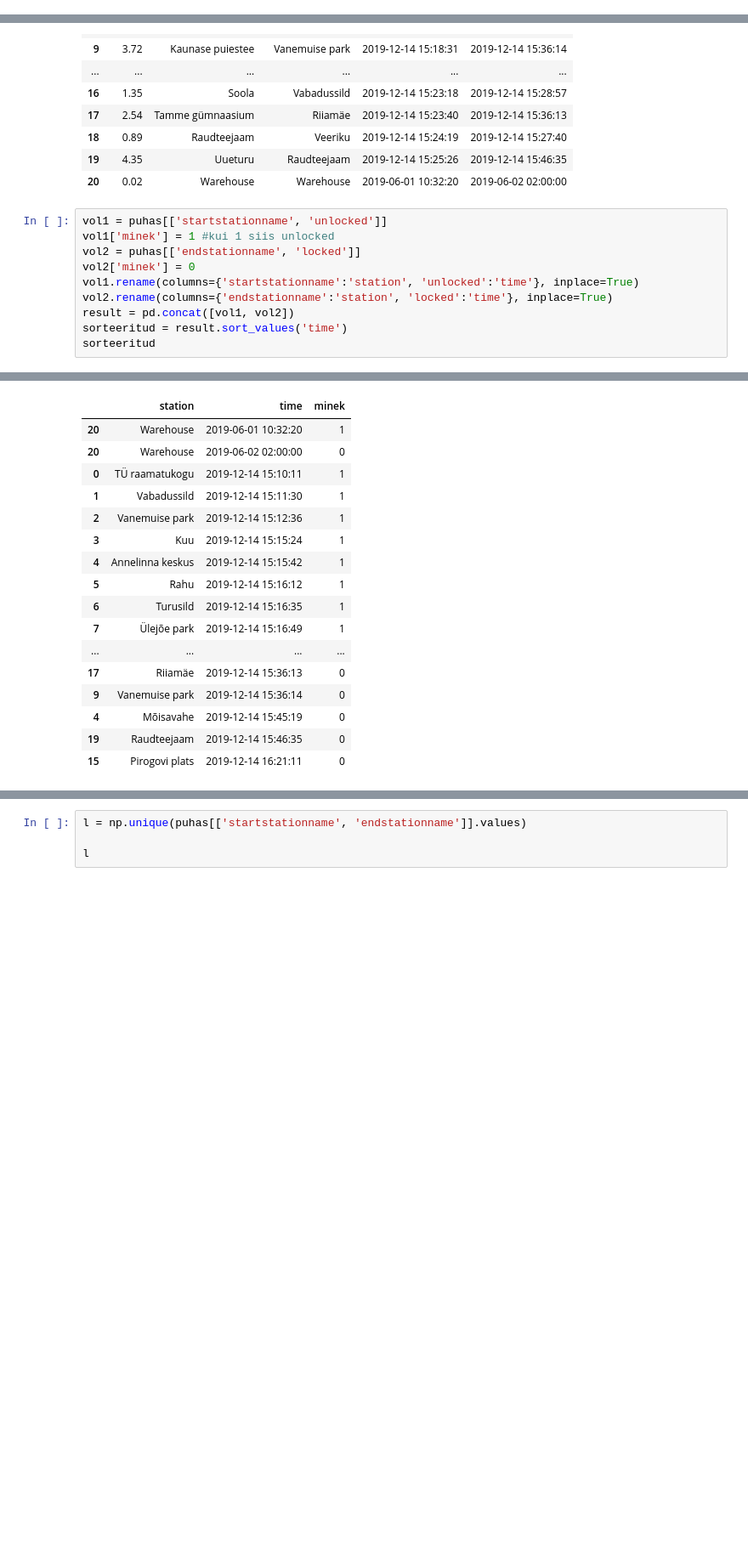
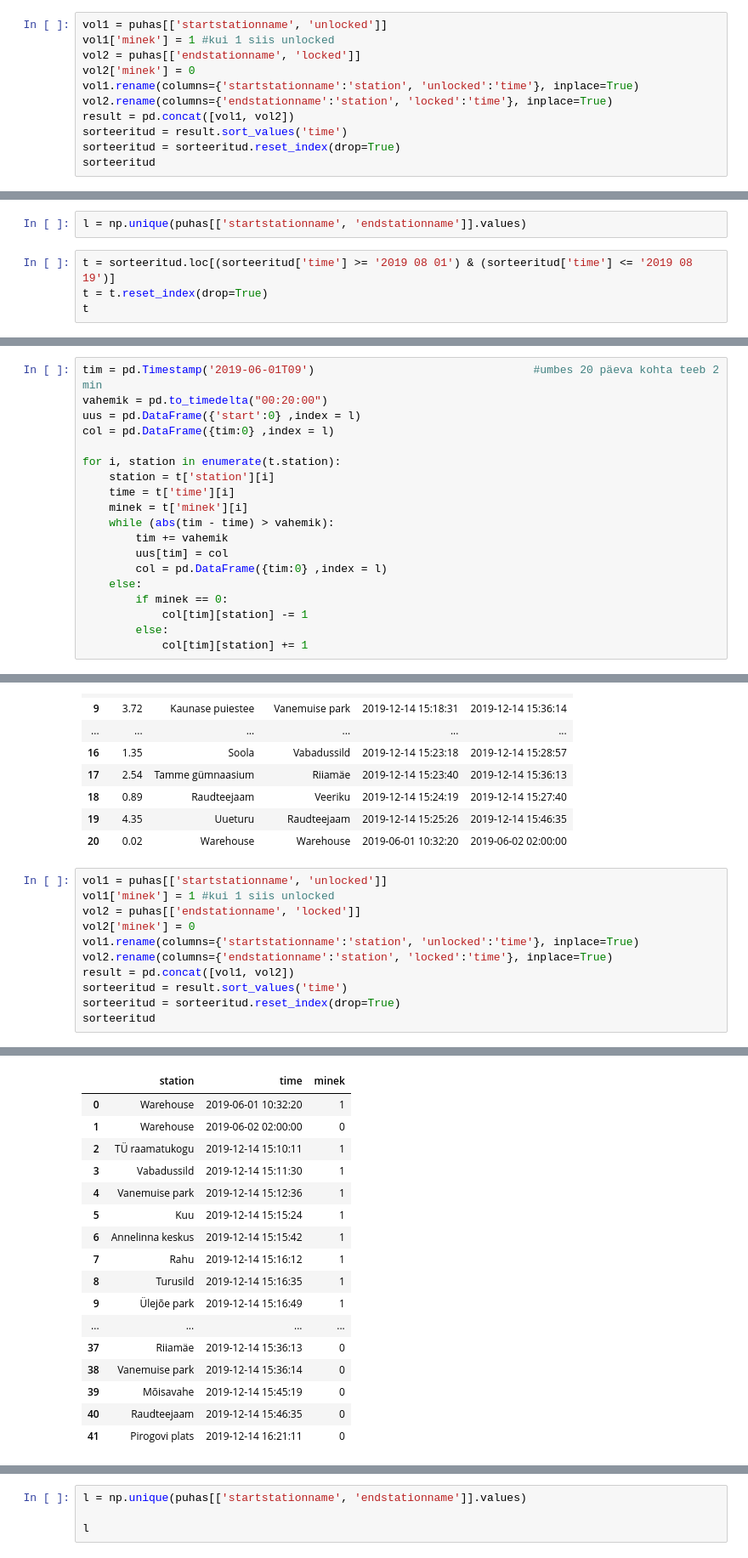
Before and after one commit to 3linameier/IDS2020, a Jupyter notebook: Untitled1.ipynb, the cells around one changed output, grey strips where cells are left out. Shown: that part at 85% size. Drawn from its saved outputs; the diff is of its cells as text; blank space fills up the shorter version.

```diff
--- a/Untitled1.ipynb
+++ b/Untitled1.ipynb
@@ -25,0 +30,11 @@ data1['lockedattime'] = pd.to_datetime(data1['lockedattime'], format='%H:%M:%S')
+# %%
+vol1 = puhas[['startstationname', 'unlocked']]
+vol1['minek'] = 1 #kui 1 siis unlocked
+vol2 = puhas[['endstationname', 'locked']]
+vol2['minek'] = 0
+vol1.rename(columns={'startstationname':'station', 'unlocked':'time'}, inplace=True)
+vol2.rename(columns={'endstationname':'station', 'locked':'time'}, inplace=True)
+result = pd.concat([vol1, vol2])
+sorteeritud = result.sort_values('time')
+sorteeritud = sorteeritud.reset_index(drop=True)
+sorteeritud
@@ -25,0 +69,6 @@ data1['lockedattime'] = pd.to_datetime(data1['lockedattime'], format='%H:%M:%S')
+# %%
+l = np.unique(puhas[['startstationname', 'endstationname']].values)
+# %%
+t = sorteeritud.loc[(sorteeritud['time'] >= '2019 08 01') & (sorteeritud['time'] <= '2019 08 19')]
+t = t.reset_index(drop=True)
+t
@@ -26 +89,20 @@ data1['lockedattime'] = pd.to_datetime(data1['lockedattime'], format='%H:%M:%S')
+# %%
+tim = pd.Timestamp('2019-06-01T09')                                 #umbes 20 päeva kohta teeb 2 min
+vahemik = pd.to_timedelta("00:20:00")
+uus = pd.DataFrame({'start':0} ,index = l)
+col = pd.DataFrame({tim:0} ,index = l)
+
+for i, station in enumerate(t.station):
+    station = t['station'][i]
+    time = t['time'][i]
+    minek = t['minek'][i]
+    while (abs(tim - time) > vahemik):
+        tim += vahemik
+        uus[tim] = col
+        col = pd.DataFrame({tim:0} ,index = l)
+    else:
+        if minek == 0:
+            col[tim][station] -= 1
+        else:
+            col[tim][station] += 1
 # %%
@@ -107,6 +190,7 @@ vol1.rename(columns={'startstationname':'station', 'unlocked':'time'}, inplace=T
 vol2.rename(columns={'endstationname':'station', 'locked':'time'}, inplace=True)
 result = pd.concat([vol1, vol2])
 sorteeritud = result.sort_values('time')
+sorteeritud = sorteeritud.reset_index(drop=True)
 sorteeritud
 # %% [output]
 A value is trying to be set on a copy of a slice from a DataFrame.
@@ -122,17 +210,17 @@ See the caveats in the documentation: https://pandas.pydata.org/pandas-docs/stab
 |  | station | time | minek |
-| 20 | Warehouse | 2019-06-01 10:32:20 | 1 |
-| 20 | Warehouse | 2019-06-02 02:00:00 | 0 |
-| 0 | TÜ raamatukogu | 2019-12-14 15:10:11 | 1 |
-| 1 | Vabadussild | 2019-12-14 15:11:30 | 1 |
-| 2 | Vanemuise park | 2019-12-14 15:12:36 | 1 |
-| 3 | Kuu | 2019-12-14 15:15:24 | 1 |
-| 4 | Annelinna keskus | 2019-12-14 15:15:42 | 1 |
-| 5 | Rahu | 2019-12-14 15:16:12 | 1 |
-| 6 | Turusild | 2019-12-14 15:16:35 | 1 |
-| 7 | Ülejõe park | 2019-12-14 15:16:49 | 1 |
+| 0 | Warehouse | 2019-06-01 10:32:20 | 1 |
+| 1 | Warehouse | 2019-06-02 02:00:00 | 0 |
+| 2 | TÜ raamatukogu | 2019-12-14 15:10:11 | 1 |
+| 3 | Vabadussild | 2019-12-14 15:11:30 | 1 |
+| 4 | Vanemuise park | 2019-12-14 15:12:36 | 1 |
+| 5 | Kuu | 2019-12-14 15:15:24 | 1 |
+| 6 | Annelinna keskus | 2019-12-14 15:15:42 | 1 |
+| 7 | Rahu | 2019-12-14 15:16:12 | 1 |
+| 8 | Turusild | 2019-12-14 15:16:35 | 1 |
+| 9 | Ülejõe park | 2019-12-14 15:16:49 | 1 |
 | ... | ... | ... | ... |
-| 17 | Riiamäe | 2019-12-14 15:36:13 | 0 |
-| 9 | Vanemuise park | 2019-12-14 15:36:14 | 0 |
-| 4 | Mõisavahe | 2019-12-14 15:45:19 | 0 |
-| 19 | Raudteejaam | 2019-12-14 15:46:35 | 0 |
-| 15 | Pirogovi plats | 2019-12-14 16:21:11 | 0 |
+| 37 | Riiamäe | 2019-12-14 15:36:13 | 0 |
+| 38 | Vanemuise park | 2019-12-14 15:36:14 | 0 |
+| 39 | Mõisavahe | 2019-12-14 15:45:19 | 0 |
+| 40 | Raudteejaam | 2019-12-14 15:46:35 | 0 |
+| 41 | Pirogovi plats | 2019-12-14 16:21:11 | 0 |
```
Also changed, not shown: parts of 13 cells of this notebook.
